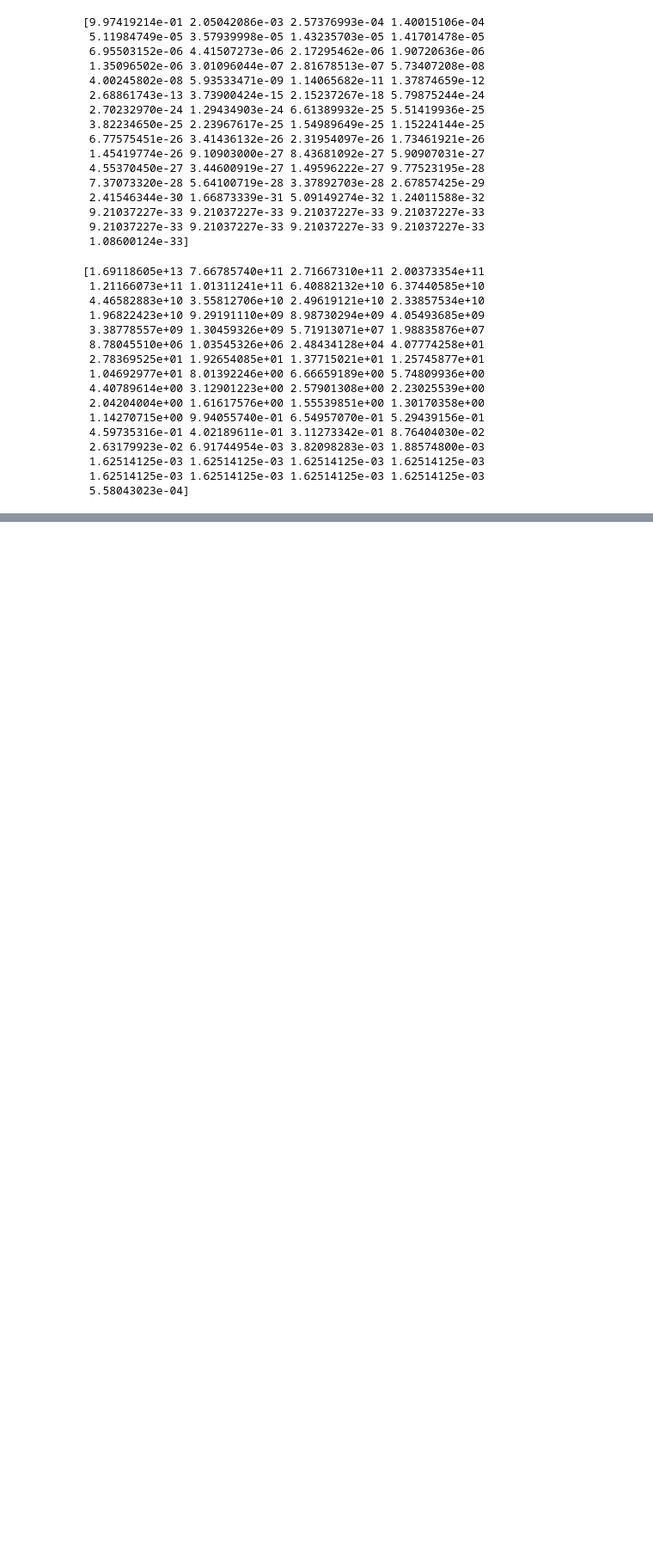
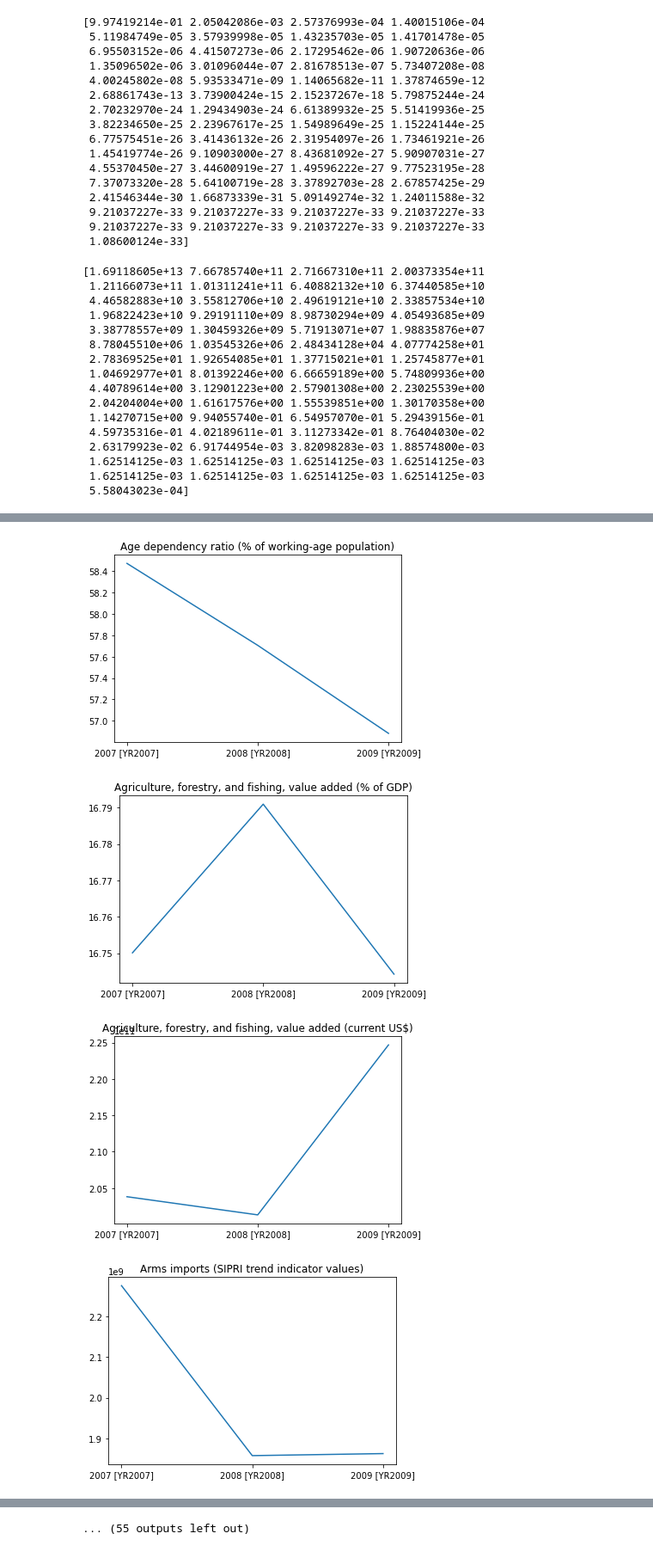
Before and after one commit to joshianirudh/DataAnalyticsProject, a Jupyter notebook: EDA.ipynb, the cells around one changed output, grey strips where cells are left out. Shown at 86% size. Saved outputs shown, nothing was run; the diff lists cells and outputs as text; code cells hidden in the pictures; blank space fills up the shorter version.

```diff
--- a/EDA.ipynb
+++ b/EDA.ipynb
@@ -659,0 +696,2 @@ print(pca.singular_values_)
+# %%
+new = df.iloc[47:50]
@@ -659,0 +706,12 @@ print(pca.singular_values_)
+# %%
+for i in new.columns[1:]:
+    plt.title(i)
+    x = new[new.columns[0]]
+    y = new[i]
+    plt.plot(x, y)
+    plt.show()
+# %% [output]
+[figure, added]
+[figure, added]
+[figure, added]
+[figure, added]
@@ -659,0 +726 @@ print(pca.singular_values_)
+... (55 outputs left out)
```
Also changed, not shown: parts of 12 cells of this notebook, 4 other files.
